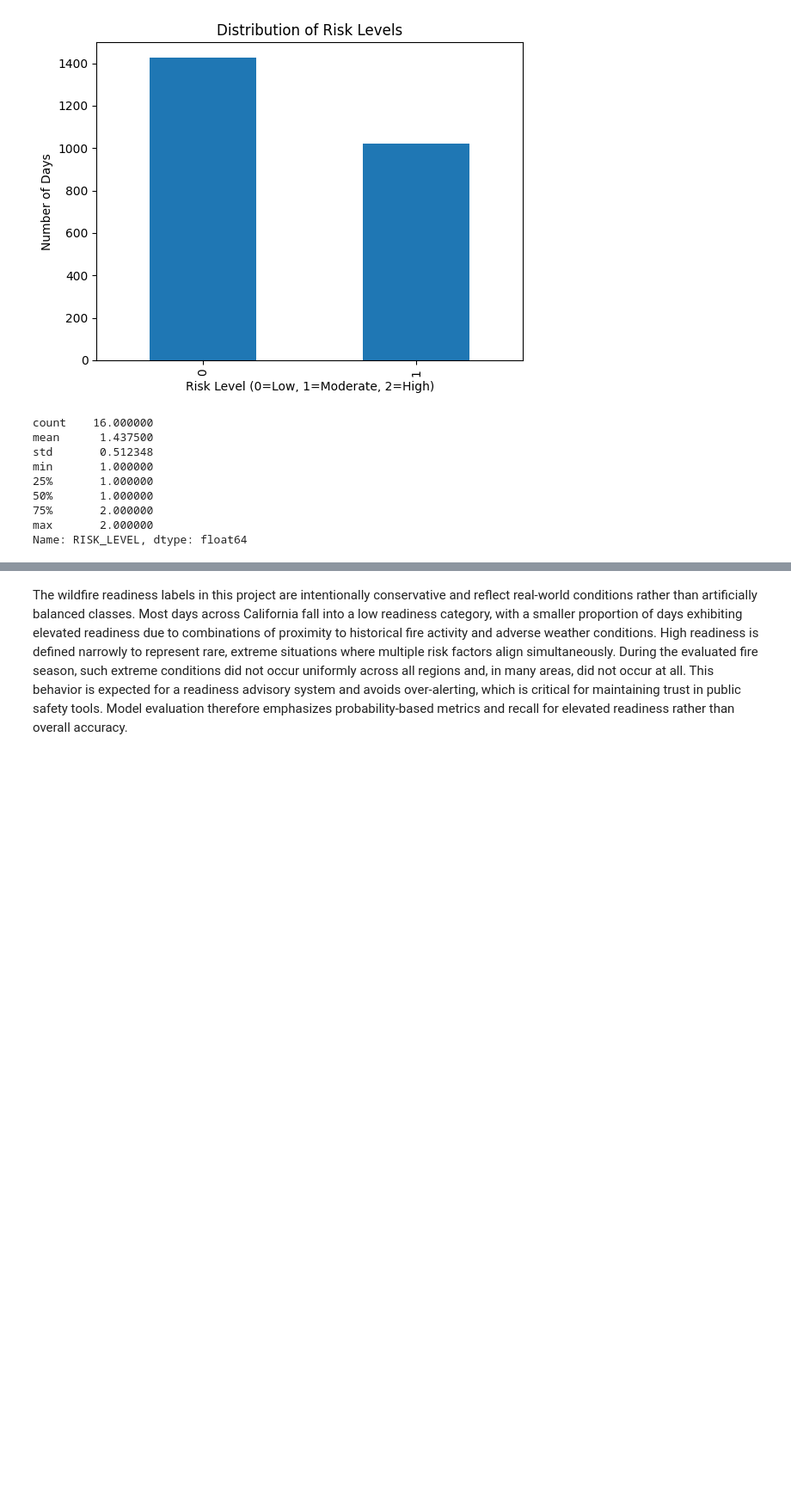
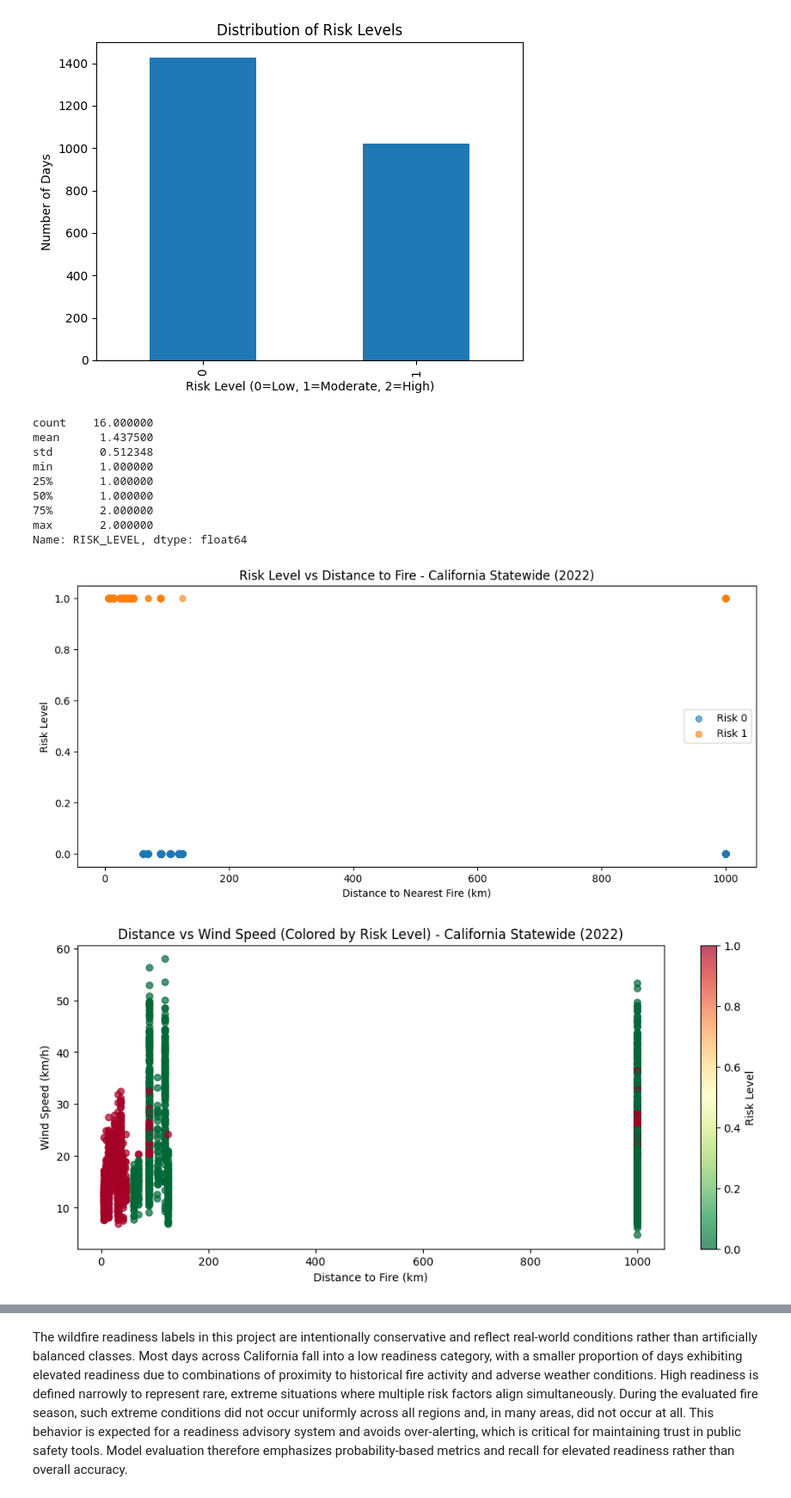
Before and after one commit to AnshulDhaas/wildfire_readiness_assistant_v1, a Jupyter notebook: readinessAssistantModel.ipynb, the cells around one changed output, grey strips where cells are left out. Shown at 86% size. Saved outputs shown, nothing was run; the diff lists cells and outputs as text; code cells hidden in the pictures; blank space fills up the shorter version.

```diff
--- a/readinessAssistantModel.ipynb
+++ b/readinessAssistantModel.ipynb
@@ -1684,3 +1733,58 @@ min       1.000000
 75%       2.000000
 max       2.000000
 Name: RISK_LEVEL, dtype: float64
+# %%
+# -----------------------
+# Additional Visualizations (California Scaled Model)
+# -----------------------
+import matplotlib.pyplot as plt
+
+# Risk Level vs Distance to Fire
+plt.figure(figsize=(12, 5))
+for level in sorted(df_ca["RISK_LEVEL"].unique()):
+    subset = df_ca[df_ca["RISK_LEVEL"] == level]
+    plt.scatter(
+        subset["DISTANCE_TO_FIRE_KM"],
+        [level] * len(subset),
+        label=f"Risk {level}",
+        alpha=0.6
+    )
+
+plt.xlabel("Distance to Nearest Fire (km)")
+plt.ylabel("Risk Level")
+plt.title("Risk Level vs Distance to Fire - California Statewide (2022)")
+plt.legend()
+plt.show()
+
+# Distance vs Wind Speed (Colored by Risk Level)
+plt.figure(figsize=(12, 5))
+scatter = plt.scatter(
+    df_ca["DISTANCE_TO_FIRE_KM"],
+    df_ca["AWND"],
+    c=df_ca["RISK_LEVEL"],
+    alpha=0.7,
+    cmap='RdYlGn_r'
+)
+plt.xlabel("Distance to Fire (km)")
+plt.ylabel("Wind Speed (km/h)")
+plt.title("Distance vs Wind Speed (Colored by Risk Level) - California Statewide (2022)")
+plt.colorbar(scatter, label="Risk Level")
+plt.show()
+
+# Temperature vs Evapotranspiration (Colored by Risk Level)
+plt.figure(figsize=(12, 5))
+scatter2 = plt.scatter(
+    df_ca["TMAX"],
+    df_ca["EVAP"],
+    c=df_ca["RISK_LEVEL"],
+    alpha=0.7,
+    cmap='RdYlGn_r'
+)
+plt.xlabel("Max Temperature (°C)")
+plt.ylabel("Evapotranspiration (mm)")
+plt.title("Temperature vs Evapotranspiration (Colored by Risk Level) - California Statewide (2022)")
+plt.colorbar(scatter2, label="Risk Level")
+plt.show()
+# %% [output]
+[figure, added]
+[figure, added]
```
Also changed, not shown: parts of 6 cells of this notebook, 21 other files.
